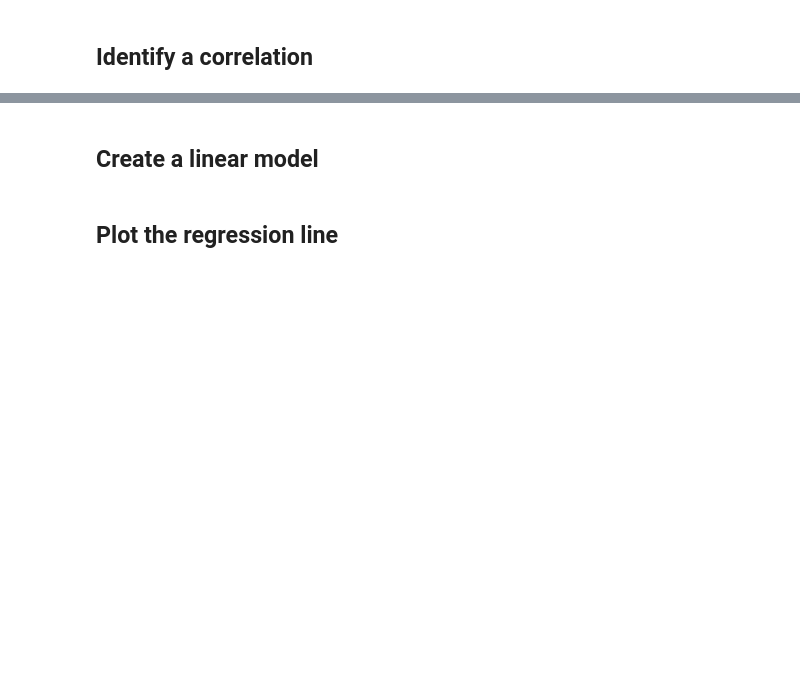
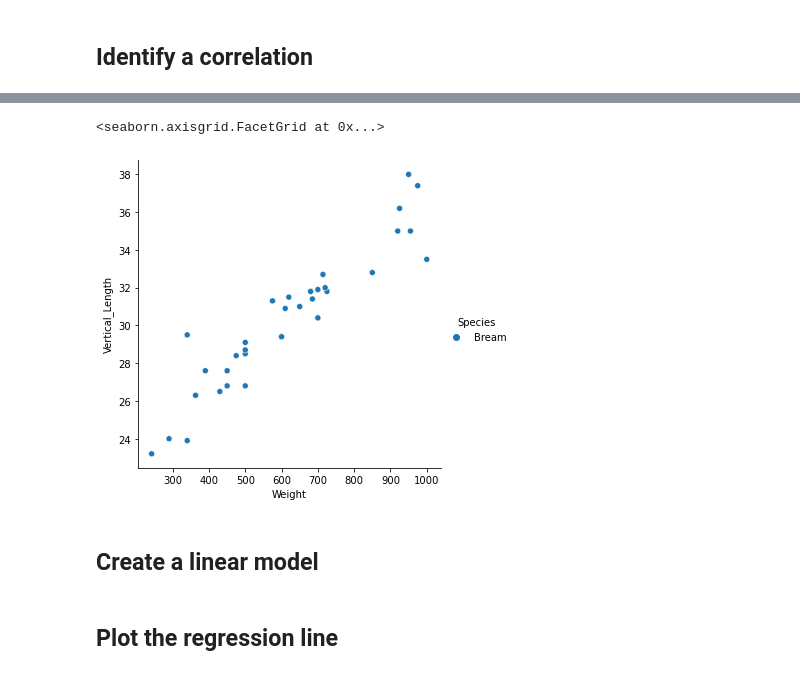
Before and after one commit to TJ-Mothokho/Murach-s-Python-for-Data-Analysis, a Jupyter notebook: Chapter 10/ex_10-1_fish.ipynb, the cells around one changed output, grey strips where cells are left out. Saved outputs shown, nothing was run; the diff lists cells and outputs as text; code cells hidden in the pictures; blank space fills up the shorter version.

```diff
--- a/Chapter 10/ex_10-1_fish.ipynb
+++ b/Chapter 10/ex_10-1_fish.ipynb
@@ -50,5 +72,10 @@ fish.head()
 # %%
 # create the same scatterplot as the previous cell, but only display data for the Bream species
+Bream = fish.query('Species == "Bream"')
+sns.relplot(data=Bream, kind='scatter', x='Weight', y='Vertical_Length', hue='Species')
+# %% [output]
+<seaborn.axisgrid.FacetGrid at 0x...>
+[figure, added]
 # %% [markdown]
 ## Create a linear model
 # %%
```
Also changed, not shown: parts of 5 cells of this notebook.
